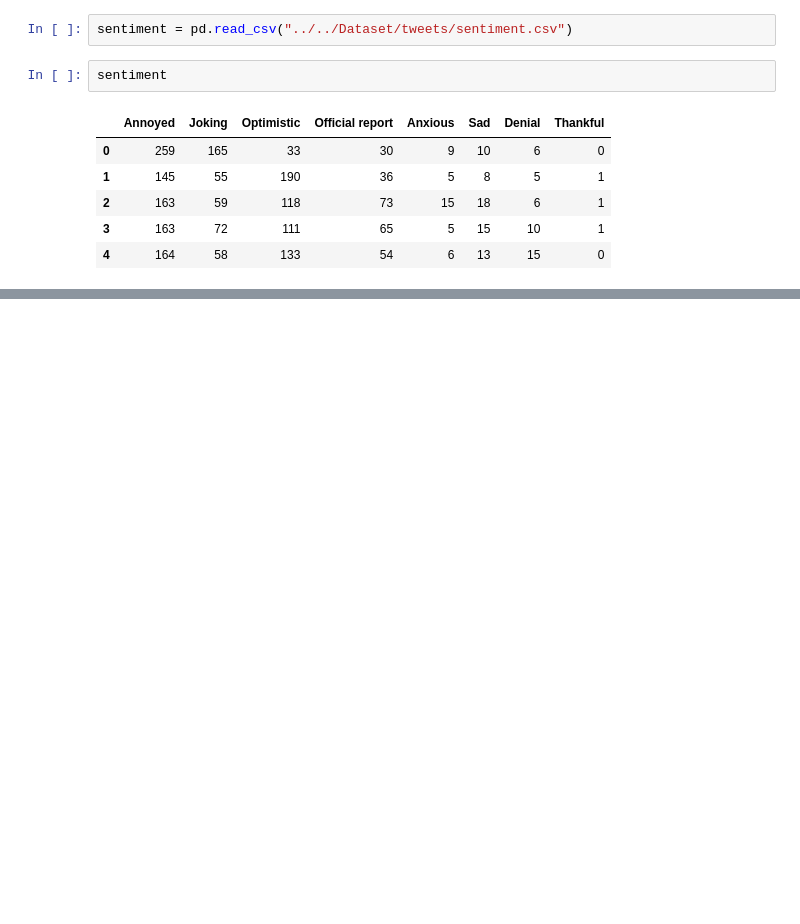
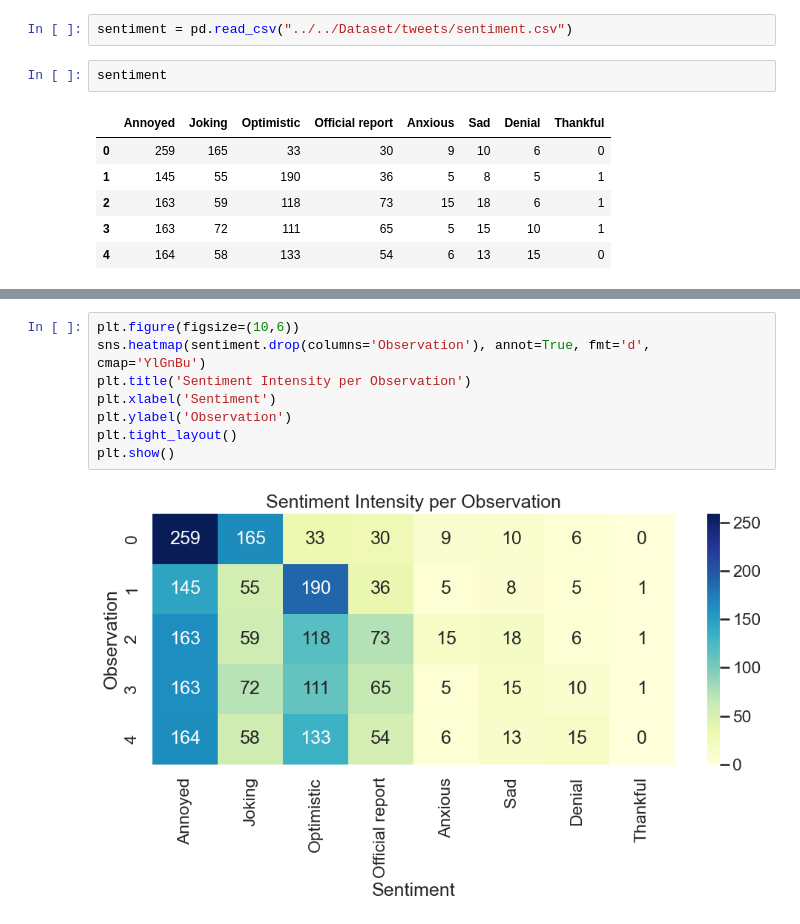
Before and after one commit to pinglainstitute/LLM-reviewtransformation, a Jupyter notebook: Notebooks/Twitter/evaluation.ipynb, the cells around one changed output, grey strips where cells are left out. Drawn from its saved outputs; the diff is of its cells as text; blank space fills up the shorter version.

```diff
--- a/Notebooks/Twitter/evaluation.ipynb
+++ b/Notebooks/Twitter/evaluation.ipynb
@@ -134,0 +138,10 @@ sentiment
+# %%
+plt.figure(figsize=(10,6))
+sns.heatmap(sentiment.drop(columns='Observation'), annot=True, fmt='d', cmap='YlGnBu')
+plt.title('Sentiment Intensity per Observation')
+plt.xlabel('Sentiment')
+plt.ylabel('Observation')
+plt.tight_layout()
+plt.show()
+# %% [output]
+[figure, added]
```
Also changed, not shown: parts of 11 cells of this notebook, 1 other file.
